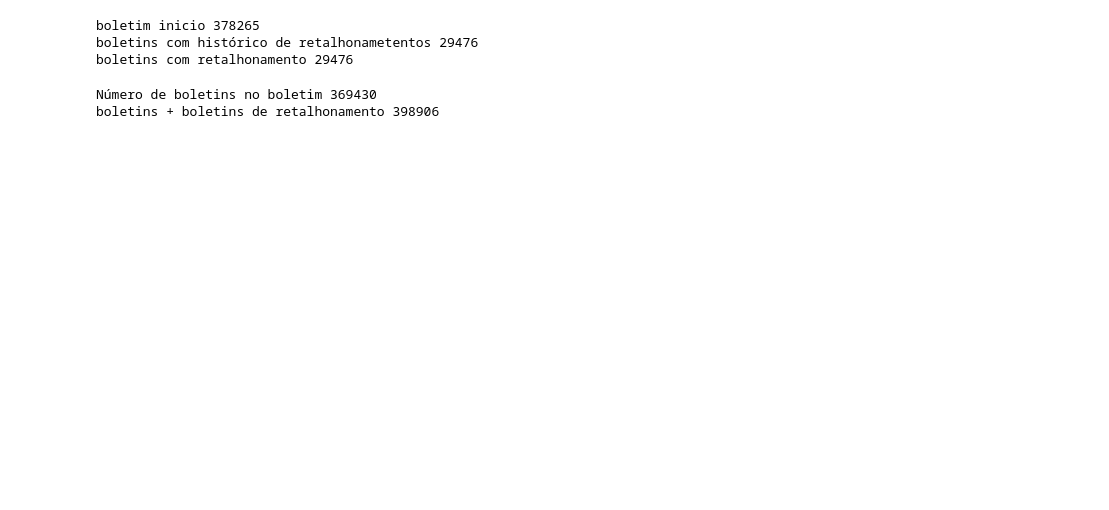
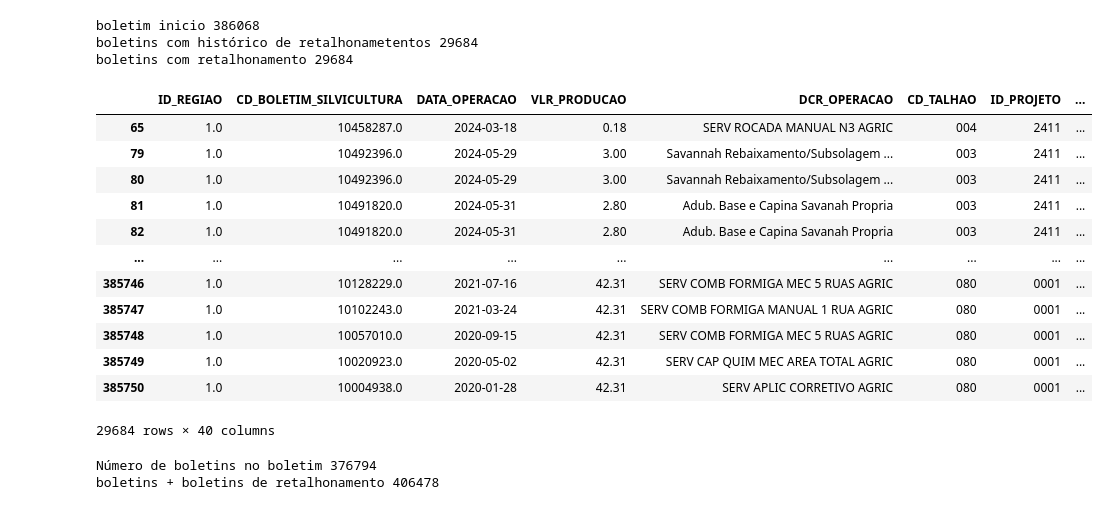
Before and after one commit to Ga-Moura/sop, a Jupyter notebook: SOP CODE - Retalhonamento.ipynb, the cells around one changed output. Cells and saved outputs as stored; diff of their text form; code cells hidden in the pictures; blank space fills up the shorter version.

```diff
--- a/SOP CODE - Retalhonamento.ipynb
+++ b/SOP CODE - Retalhonamento.ipynb
@@ -9,3 +11,6 @@ import os
+# %%
+# Configurar a opção para evitar downcasting silencioso
+pd.set_option('future.no_silent_downcasting', True)
 # %%
 hora_inicio = datetime.today()
 # %%
@@ -262,6 +310,8 @@ retalhonamentos_justificado['ID_TALHAO_1'] = retalhonamentos_justificado['objeto
 #Definindo as datas de retalhonamento, apenas copiando a primeira data
 
 retalhonamentos_justificado['DATA_CRIAC'] = retalhonamentos_justificado['Data de retalhonamento']
+
+retalhonamentos_justificado['AREA_HA'] = 9999
 
 
 ret_rename = {
@@ -291,6 +341,8 @@ retalhonamentos_justificado = retalhonamentos_justificado.astype(ret_jus_type)
 
 retalhonamentos_justificado_excluir = pd.read_excel(path_justificativas, sheet_name='retalhonamento', dtype={'cd uso solo origem':'int64'})
 
+retalhonamentos_justificado_excluir = mascara(retalhonamentos_justificado_excluir,'objeto de locação origem',7)
+
 retalhonamentos_justificado_excluir = retalhonamentos_justificado_excluir[retalhonamentos_justificado_excluir['status retalhonamento'] == 'Excluir']
 # %%
 #Escolher colunas para importar base de retalhonamento
@@ -803,9 +931,25 @@ boletim_retalhonamento = boletim_retalhonamento.drop_duplicates(keep='first')
 
 print(f"boletins com retalhonamento {boletim_retalhonamento.shape[0]}")
 # %% [output]
-boletim inicio 378265
-boletins com histórico de retalhonametentos 29476
-boletins com retalhonamento 29476
+boletim inicio 386068
+boletins com histórico de retalhonametentos 29684
+boletins com retalhonamento 29684
+# %%
+boletim_retalhonamento
+# %% [output]
+|  | ID_REGIAO | CD_BOLETIM_SILVICULTURA | DATA_OPERACAO | VLR_PRODUCAO | DCR_OPERACAO | CD_TALHAO | ID_PROJETO | ... |
+| 65 | 1.0 | 10458287.0 | 2024-03-18 | 0.18 | SERV ROCADA MANUAL N3 AGRIC | 004 | 2411 | ... |
+| 79 | 1.0 | 10492396.0 | 2024-05-29 | 3.00 | Savannah Rebaixamento/Subsolagem ... | 003 | 2411 | ... |
+| 80 | 1.0 | 10492396.0 | 2024-05-29 | 3.00 | Savannah Rebaixamento/Subsolagem ... | 003 | 2411 | ... |
+| 81 | 1.0 | 10491820.0 | 2024-05-31 | 2.80 | Adub. Base e Capina Savanah Propria | 003 | 2411 | ... |
+| 82 | 1.0 | 10491820.0 | 2024-05-31 | 2.80 | Adub. Base e Capina Savanah Propria | 003 | 2411 | ... |
+| ... | ... | ... | ... | ... | ... | ... | ... | ... |
+| 385746 | 1.0 | 10128229.0 | 2021-07-16 | 42.31 | SERV COMB FORMIGA MEC 5 RUAS AGRIC | 080 | 0001 | ... |
+| 385747 | 1.0 | 10102243.0 | 2021-03-24 | 42.31 | SERV COMB FORMIGA MANUAL 1 RUA AGRIC | 080 | 0001 | ... |
+| 385748 | 1.0 | 10057010.0 | 2020-09-15 | 42.31 | SERV COMB FORMIGA MEC 5 RUAS AGRIC | 080 | 0001 | ... |
+| 385749 | 1.0 | 10020923.0 | 2020-05-02 | 42.31 | SERV CAP QUIM MEC AREA TOTAL AGRIC | 080 | 0001 | ... |
+| 385750 | 1.0 | 10004938.0 | 2020-01-28 | 42.31 | SERV APLIC CORRETIVO AGRIC | 080 | 0001 | ... |
+29684 rows × 40 columns
 # %%
 #Concatenando o boletim_retalhonado com o boletim
 
@@ -815,8 +959,8 @@ boletim = pd.concat([boletim, boletim_retalhonamento])
 
 print(f"boletins + boletins de retalhonamento {boletim.shape[0]}")
 # %% [output]
-Número de boletins no boletim 369430
-boletins + boletins de retalhonamento 398906
+Número de boletins no boletim 376794
+boletins + boletins de retalhonamento 406478
 # %%
 #Retirando os boletins que tem justificativas
 
```
Also changed, not shown: parts of 33 cells of this notebook.
